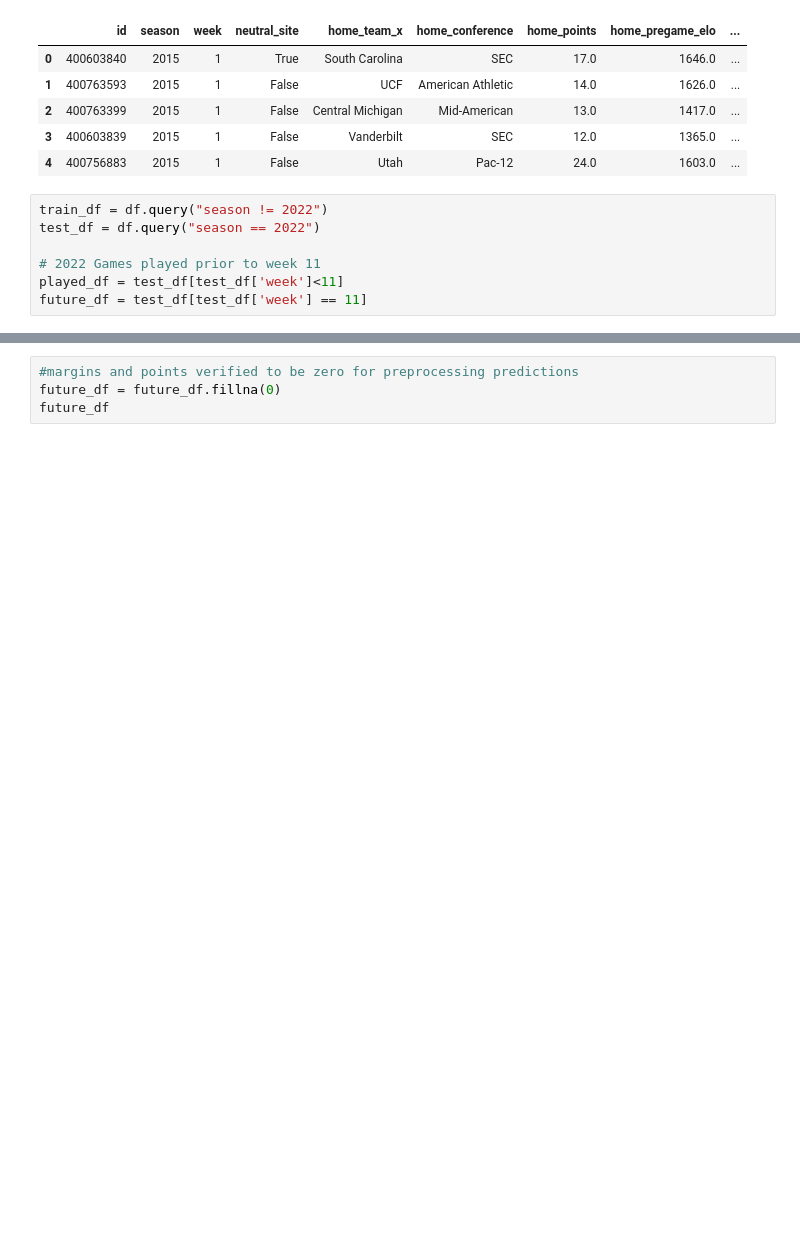
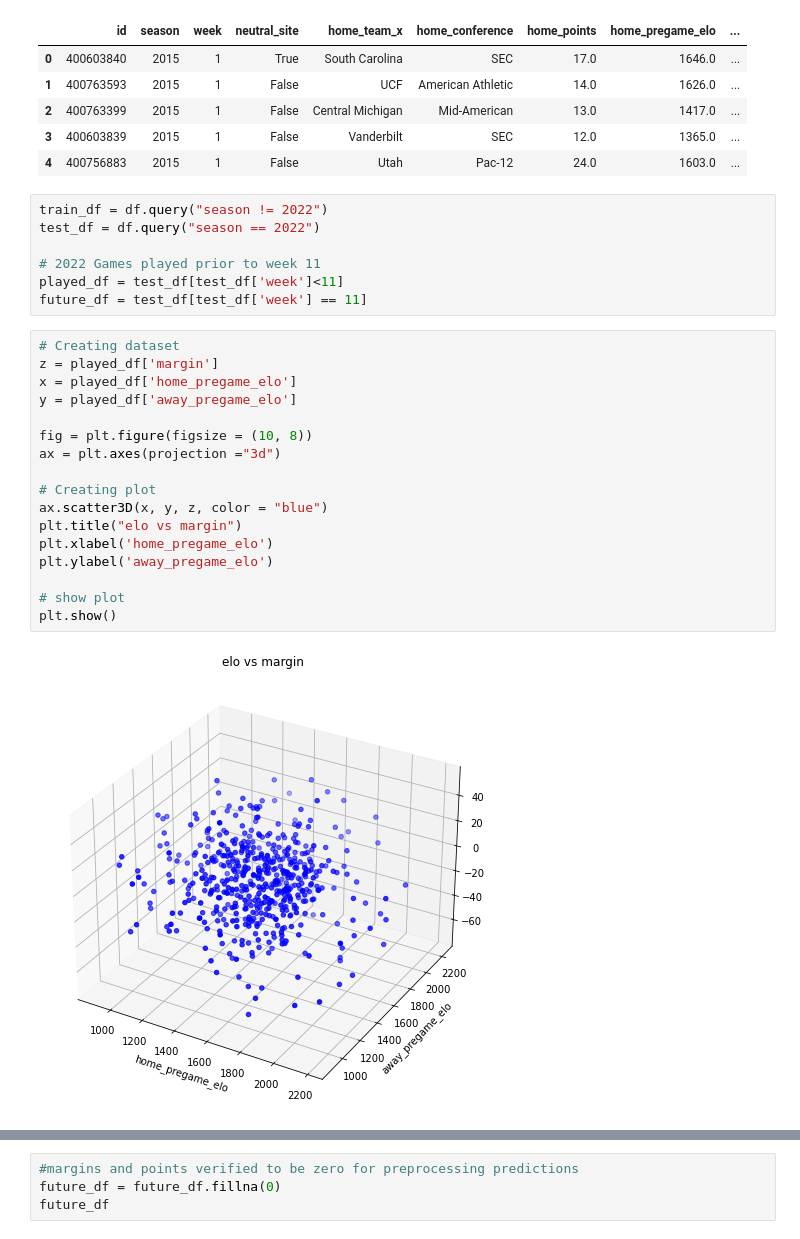
Before and after one commit to baumgartner-99/Team-7-Final-Project, a Jupyter notebook: RFregression_PredictionModel.ipynb, the cells around one changed output, grey strips where cells are left out. Drawn from its saved outputs; the diff is of its cells as text; blank space fills up the shorter version.

```diff
--- a/RFregression_PredictionModel.ipynb
+++ b/RFregression_PredictionModel.ipynb
@@ -43,4 +47,23 @@ test_df = df.query("season == 2022")
 # 2022 Games played prior to week 11
 played_df = test_df[test_df['week']<11]
 future_df = test_df[test_df['week'] == 11]
+# %%
+# Creating dataset
+z = played_df['margin']
+x = played_df['home_pregame_elo']
+y = played_df['away_pregame_elo']
+
+fig = plt.figure(figsize = (10, 8))
+ax = plt.axes(projection ="3d")
+
+# Creating plot
+ax.scatter3D(x, y, z, color = "blue")
+plt.title("elo vs margin")
+plt.xlabel('home_pregame_elo')
+plt.ylabel('away_pregame_elo')
+
+# show plot
+plt.show()
+# %% [output]
+[figure, added]
 # %%
```
Also changed, not shown: parts of 25 cells of this notebook, 9 other files.
